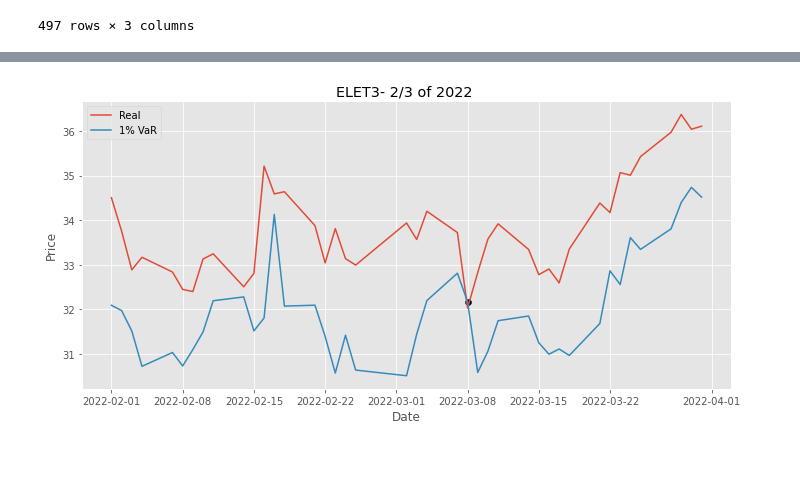
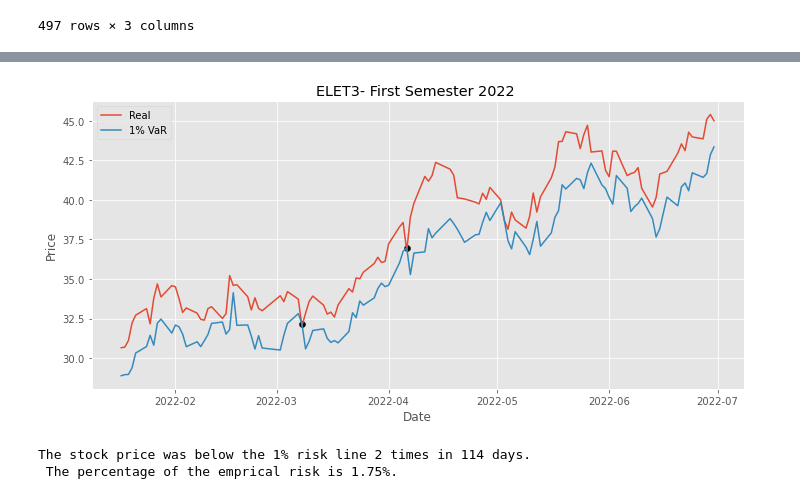
Before and after one commit to IsraelFPM/Risk-Analysis, a Jupyter notebook: ValueAtRisk.ipynb, the cells around one changed output, grey strips where cells are left out. Drawn from its saved outputs; the diff is of its cells as text; code cells hidden in the pictures; blank space fills up the shorter version.

Commit message:
Adding empirical risk

```diff
--- a/ValueAtRisk.ipynb
+++ b/ValueAtRisk.ipynb
@@ -424,17 +392,24 @@ interval.head()
 # %%
 month1 = 2
 month2 = 3
 year = 2022
-interval = predict[((predict['Date'].dt.month == month1)|(predict['Date'].dt.month == month2))&((predict['Date'].dt.year == year))]
-Cross = interval.loc[interval['Real']<=interval['Var']]
+#interval = predict[((predict['Date'].dt.month == month1)|(predict['Date'].dt.month == month2))&((predict['Date'].dt.year == year))]
+interval = predict[((predict['Date'].dt.month <7 )&((predict['Date'].dt.year == year)))]
+cross = interval.loc[interval['Real']<=interval['Var']]
 
-plt.title(f'ELET3- {month1}/{month2} of {year} ')
+plt.title(f'ELET3- First Semester 2022 ')
 plt.scatter(Cross['Date'],Cross['Var'],color = 'Black')
 plt.plot(interval['Date'],interval['Real'],label = 'Real')
 plt.plot(interval['Date'],interval['Var'],label = '1% VaR')
 plt.xlabel('Date')
 plt.ylabel('Price')
 plt.legend()
 plt.tight_layout()
 # %% [output]
-[figure, old version]
+[figure, new version]
+# %%
+empirical_risk = len(cross)/len(interval)
+print(f'The stock price was below the 1% risk line {len(cross)} times in {len(interval)} days. \n The percentage of the emprical risk is {round(empirical_risk*100,2)}%.')
+# %% [output]
+The stock price was below the 1% risk line 2 times in 114 days.
+ The percentage of the emprical risk is 1.75%.
```
Also changed, not shown: parts of 3 cells of this notebook.
